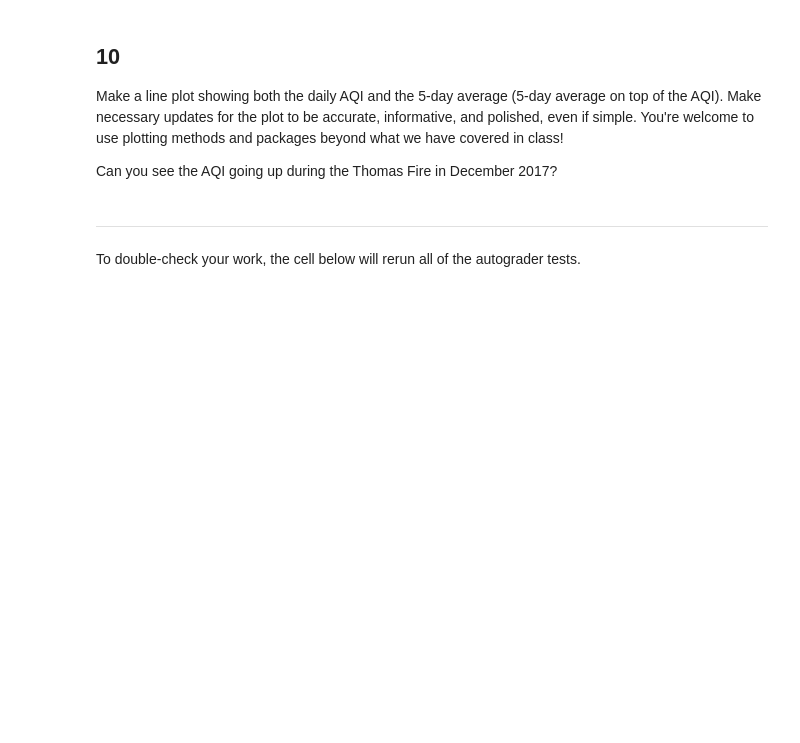
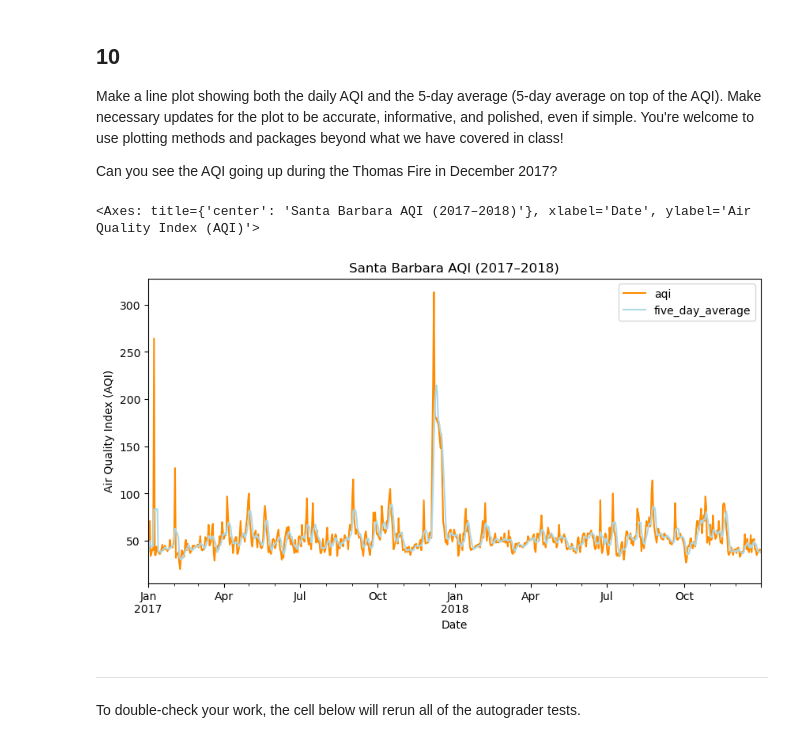
Before and after one commit to veronica-moran/eds220-hwk2, a Jupyter notebook: task3/hwk2-task3-aqi.ipynb, the cells around one changed output. Cells and saved outputs as stored; diff of their text form; code cells hidden in the pictures; blank space fills up the shorter version.

Commit message:
plotted aqi graph

```diff
--- a/task3/hwk2-task3-aqi.ipynb
+++ b/task3/hwk2-task3-aqi.ipynb
@@ -344,5 +344,5 @@ In the next cell we will calculate an average over a [rolling window](https://pa
 Store your answer in the `rolling_average` variable. Your result should be a `pandas.Series` indexed by `date`, with the 5-day averages as its values.
 # %%
 # Calculate AQI rolling average over 5 days
-rolling_average = ...
+rolling_average = aqi_sb['aqi'].rolling('5D').mean()
 rolling_average
@@ -353,6 +369,6 @@ grader.check("q8")
 
 Without creating any new variables, add the mean of the AQI over a 5-day rolling window as a new column named `five_day_average` to the `aqi_sb` data frame.
 # %%
-aqi_sb
+aqi_sb['five_day_average']= rolling_average
 # %%
 grader.check("q9")
@@ -363,6 +381,18 @@ grader.check("q9")
 Make a line plot showing both the daily AQI and the 5-day average (5-day average on top of the AQI). Make necessary updates for the plot to be accurate, informative, and polished, even if simple. You're welcome to use plotting methods and packages beyond what we have covered in class!
 
 Can you see the AQI going up during the Thomas Fire in December 2017?
+# %%
+aqi_sb[['aqi', 'five_day_average']].plot(
+    kind='line',
+    color = ['darkorange', 'lightblue'],
+    title='Santa Barbara AQI (2017–2018)',
+    xlabel='Date',
+    ylabel='Air Quality Index (AQI)',
+    figsize=(10, 5)
+)
+# %% [output]
+<Axes: title={'center': 'Santa Barbara AQI (2017–2018)'}, xlabel='Date', ylabel='Air Quality Index (AQI)'>
+[figure, added]
 # %% [markdown]
 ---
 
```
Also changed, not shown: parts of 3 cells of this notebook.
